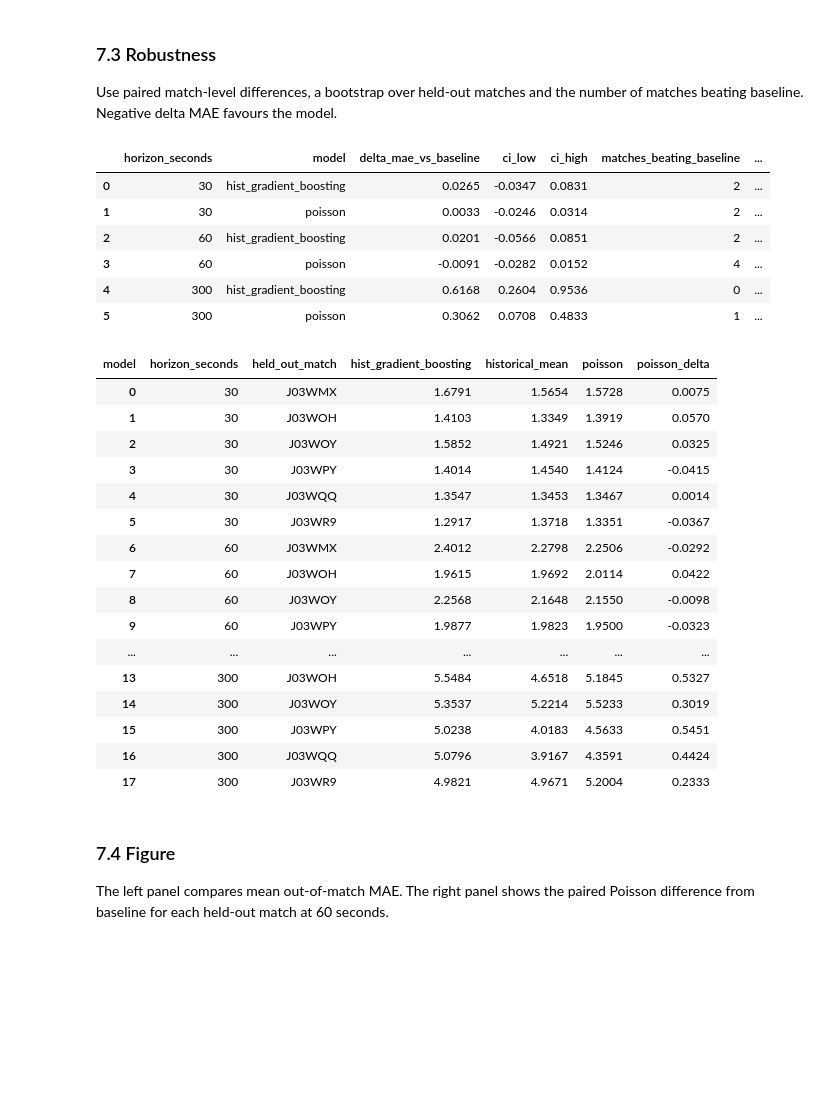
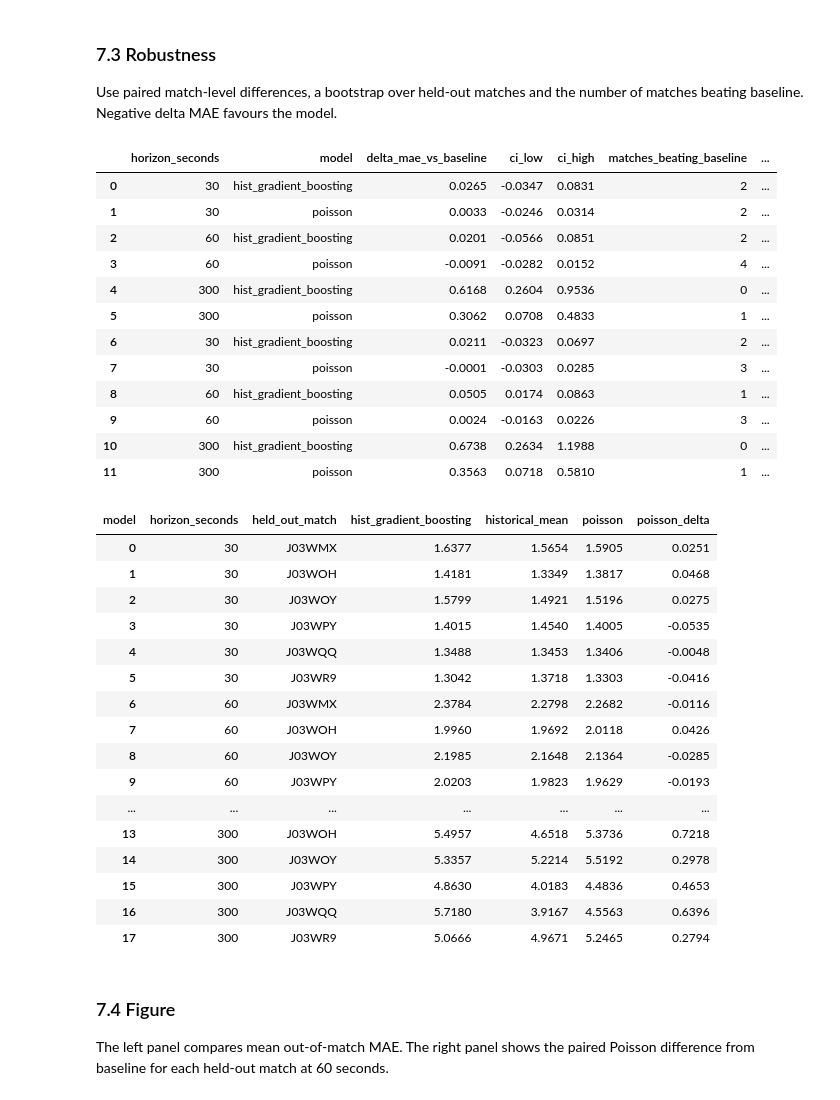
Before and after one commit to leonardoeng13/bramex-football-exertion-pitch-control, a Jupyter notebook: notebooks/BraMex_team_notebook.ipynb, the cells around one changed output. Drawn from its saved outputs; the diff is of its cells as text; code cells hidden in the pictures; blank space fills up the shorter version.

```diff
--- a/notebooks/BraMex_team_notebook.ipynb
+++ b/notebooks/BraMex_team_notebook.ipynb
@@ -739,15 +739,14 @@ The course forecast horizon is still pending. Results for 30, 60 and 300 seconds
 Build the target at 25 Hz and attach current and past-only variables from the shared tables. Summarise the target distribution before fitting any model.
 # %%
 from bramex.workstream_c import (
-    build_forecast_table, compare_to_baseline, evaluate_models,
-    summarize_scores, team_minute_features,
+    build_forecast_table, compare_to_baseline, evaluate_feature_ablation, evaluate_models,
+    has_workstream_b_features, summarize_scores, team_minute_features,
 )
 
 C_OUTPUT = bramex.cache_dir() / "workstream_c"
 C_FORECAST_PATH = C_OUTPUT / "forecast_table.csv.gz"
-if C_FORECAST_PATH.exists():
-    C_FORECAST = pd.read_csv(C_FORECAST_PATH)
-else:
+C_FORECAST = pd.read_csv(C_FORECAST_PATH) if C_FORECAST_PATH.exists() else None
+if C_FORECAST is None or not has_workstream_b_features(C_FORECAST):
     C_FORECAST = build_forecast_table(T)
 
 C_TARGET_SUMMARY = (
@@ -769,15 +768,21 @@ Compare fixed count models with the required historical-mean baseline. Every sco
 # %%
-C_SCORES_PATH = C_OUTPUT / "lomo_scores.csv"
-if C_SCORES_PATH.exists():
-    C_SCORES = pd.read_csv(C_SCORES_PATH)
+C_ABLATION_PATH = C_OUTPUT / "feature_ablation_lomo.csv"
+if C_ABLATION_PATH.exists():
+    C_ABLATION = pd.read_csv(C_ABLATION_PATH)
 else:
-    C_SCORES = evaluate_models(C_FORECAST)
+    C_ABLATION = evaluate_feature_ablation(C_FORECAST)
+C_SCORES = C_ABLATION[C_ABLATION.feature_set == "C_plus_B"].drop(columns="feature_set")
 
 C_MODEL_SUMMARY = summarize_scores(C_SCORES)
 C_MODEL_COMPARISON = C_MODEL_SUMMARY.pivot(
     index="horizon_seconds", columns="model", values="mean_mae"
 )[["historical_mean", "poisson", "hist_gradient_boosting"]]
-C_MODEL_COMPARISON
+C_ABLATION_SUMMARY = (
+    C_ABLATION.groupby(["feature_set", "horizon_seconds", "model"])["mae"]
+    .mean().rename("mean_mae").reset_index()
+)
+display(C_MODEL_COMPARISON)
+C_ABLATION_SUMMARY
 # %% [output]
 | model | historical_mean | poisson | hist_gradient_boosting |
 | horizon_seconds |  |  |  |
@@ -789,38 +811,48 @@ C_MODEL_COMPARISON
 Use paired match-level differences, a bootstrap over held-out matches and the number of matches beating baseline. Negative delta MAE favours the model.
 # %%
 C_ROBUSTNESS = compare_to_baseline(C_SCORES)
-display(C_ROBUSTNESS)
+C_ABLATION_ROBUSTNESS = pd.concat([
+    compare_to_baseline(group.drop(columns="feature_set")).assign(feature_set=name)
+    for name, group in C_ABLATION.groupby("feature_set")
+], ignore_index=True)
+display(C_ABLATION_ROBUSTNESS)
 
 C_MATCH_RESULTS = C_SCORES.pivot(
     index=["horizon_seconds", "held_out_match"], columns="model", values="mae"
 ).reset_index()
 C_MATCH_RESULTS["poisson_delta"] = C_MATCH_RESULTS.poisson - C_MATCH_RESULTS.historical_mean
 C_MATCH_RESULTS
 # %% [output]
 |  | horizon_seconds | model | delta_mae_vs_baseline | ci_low | ci_high | matches_beating_baseline | ... |
 | 0 | 30 | hist_gradient_boosting | 0.0265 | -0.0347 | 0.0831 | 2 | ... |
 | 1 | 30 | poisson | 0.0033 | -0.0246 | 0.0314 | 2 | ... |
 | 2 | 60 | hist_gradient_boosting | 0.0201 | -0.0566 | 0.0851 | 2 | ... |
 | 3 | 60 | poisson | -0.0091 | -0.0282 | 0.0152 | 4 | ... |
 | 4 | 300 | hist_gradient_boosting | 0.6168 | 0.2604 | 0.9536 | 0 | ... |
 | 5 | 300 | poisson | 0.3062 | 0.0708 | 0.4833 | 1 | ... |
+| 6 | 30 | hist_gradient_boosting | 0.0211 | -0.0323 | 0.0697 | 2 | ... |
+| 7 | 30 | poisson | -0.0001 | -0.0303 | 0.0285 | 3 | ... |
+| 8 | 60 | hist_gradient_boosting | 0.0505 | 0.0174 | 0.0863 | 1 | ... |
+| 9 | 60 | poisson | 0.0024 | -0.0163 | 0.0226 | 3 | ... |
+| 10 | 300 | hist_gradient_boosting | 0.6738 | 0.2634 | 1.1988 | 0 | ... |
+| 11 | 300 | poisson | 0.3563 | 0.0718 | 0.5810 | 1 | ... |
 | model | horizon_seconds | held_out_match | hist_gradient_boosting | historical_mean | poisson | poisson_delta |
-| 0 | 30 | J03WMX | 1.6791 | 1.5654 | 1.5728 | 0.0075 |
-| 1 | 30 | J03WOH | 1.4103 | 1.3349 | 1.3919 | 0.0570 |
-| 2 | 30 | J03WOY | 1.5852 | 1.4921 | 1.5246 | 0.0325 |
-| 3 | 30 | J03WPY | 1.4014 | 1.4540 | 1.4124 | -0.0415 |
-| 4 | 30 | J03WQQ | 1.3547 | 1.3453 | 1.3467 | 0.0014 |
-| 5 | 30 | J03WR9 | 1.2917 | 1.3718 | 1.3351 | -0.0367 |
-| 6 | 60 | J03WMX | 2.4012 | 2.2798 | 2.2506 | -0.0292 |
-| 7 | 60 | J03WOH | 1.9615 | 1.9692 | 2.0114 | 0.0422 |
-| 8 | 60 | J03WOY | 2.2568 | 2.1648 | 2.1550 | -0.0098 |
-| 9 | 60 | J03WPY | 1.9877 | 1.9823 | 1.9500 | -0.0323 |
+| 0 | 30 | J03WMX | 1.6377 | 1.5654 | 1.5905 | 0.0251 |
+| 1 | 30 | J03WOH | 1.4181 | 1.3349 | 1.3817 | 0.0468 |
+| 2 | 30 | J03WOY | 1.5799 | 1.4921 | 1.5196 | 0.0275 |
+| 3 | 30 | J03WPY | 1.4015 | 1.4540 | 1.4005 | -0.0535 |
+| 4 | 30 | J03WQQ | 1.3488 | 1.3453 | 1.3406 | -0.0048 |
+| 5 | 30 | J03WR9 | 1.3042 | 1.3718 | 1.3303 | -0.0416 |
+| 6 | 60 | J03WMX | 2.3784 | 2.2798 | 2.2682 | -0.0116 |
+| 7 | 60 | J03WOH | 1.9960 | 1.9692 | 2.0118 | 0.0426 |
+| 8 | 60 | J03WOY | 2.1985 | 2.1648 | 2.1364 | -0.0285 |
+| 9 | 60 | J03WPY | 2.0203 | 1.9823 | 1.9629 | -0.0193 |
 | ... | ... | ... | ... | ... | ... | ... |
-| 13 | 300 | J03WOH | 5.5484 | 4.6518 | 5.1845 | 0.5327 |
-| 14 | 300 | J03WOY | 5.3537 | 5.2214 | 5.5233 | 0.3019 |
-| 15 | 300 | J03WPY | 5.0238 | 4.0183 | 4.5633 | 0.5451 |
-| 16 | 300 | J03WQQ | 5.0796 | 3.9167 | 4.3591 | 0.4424 |
-| 17 | 300 | J03WR9 | 4.9821 | 4.9671 | 5.2004 | 0.2333 |
+| 13 | 300 | J03WOH | 5.4957 | 4.6518 | 5.3736 | 0.7218 |
+| 14 | 300 | J03WOY | 5.3357 | 5.2214 | 5.5192 | 0.2978 |
+| 15 | 300 | J03WPY | 4.8630 | 4.0183 | 4.4836 | 0.4653 |
+| 16 | 300 | J03WQQ | 5.7180 | 3.9167 | 4.5563 | 0.6396 |
+| 17 | 300 | J03WR9 | 5.0666 | 4.9671 | 5.2465 | 0.2794 |
 # %% [markdown]
 ### 7.4 Figure
 The left panel compares mean out-of-match MAE. The right panel shows the paired Poisson difference from baseline for each held-out match at 60 seconds.
```
Also changed, not shown: parts of 15 cells of this notebook, 5 other files.
